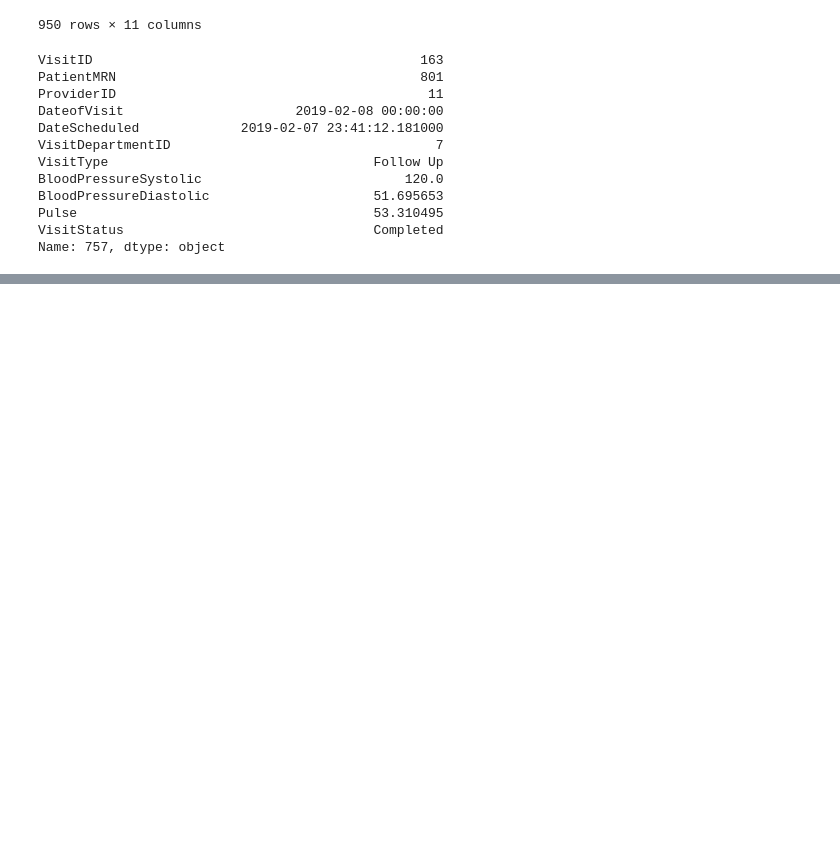
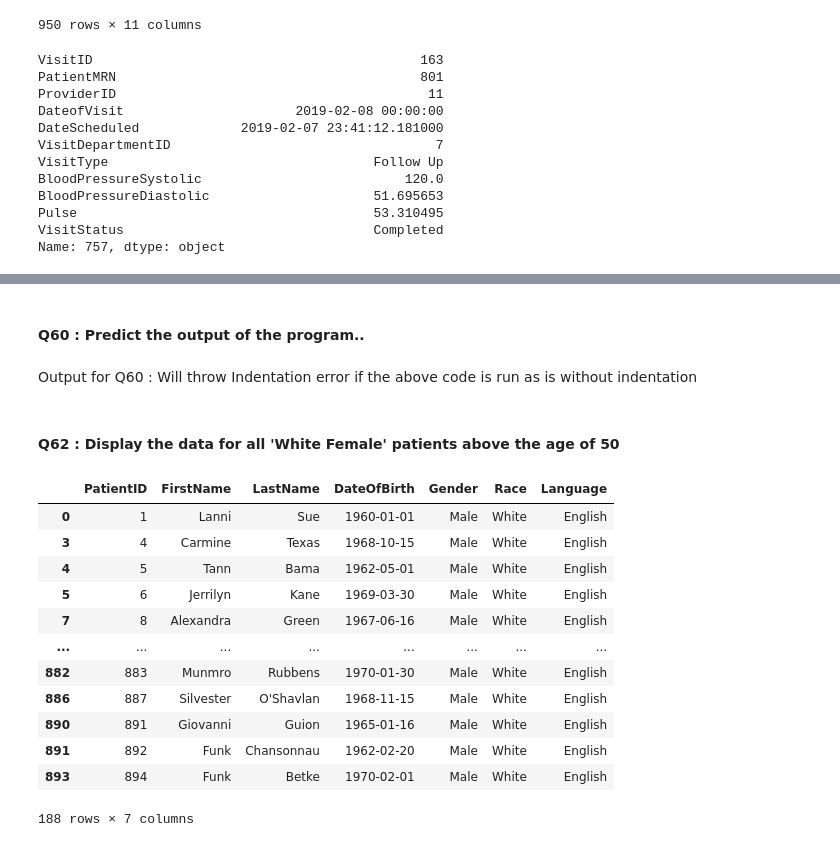
Before and after one commit to python-rangers/nnhackathon, a Jupyter notebook: Hackathon_solutions.ipynb, the cells around one changed output, grey strips where cells are left out. Saved outputs shown, nothing was run; the diff lists cells and outputs as text; code cells hidden in the pictures; blank space fills up the shorter version.

```diff
--- a/Hackathon_solutions.ipynb
+++ b/Hackathon_solutions.ipynb
@@ -569,0 +655,2 @@ Name: 757, dtype: object
+# %% [markdown]
+#### Q60 : Predict the output of the program..
@@ -569,0 +664,21 @@ Name: 757, dtype: object
+# %% [markdown]
+Output for Q60 :
+Will throw Indentation error if the above code is run as is without indentation
+# %% [markdown]
+#### Q62 : Display the data for all 'White Female' patients above the age of 50
+# %%
+patients_df.loc[(patients_df['Age'] > 50) & (patients_df['Race'] == 'White')].iloc[:,:-2]
+# %% [output]
+|  | PatientID | FirstName | LastName | DateOfBirth | Gender | Race | Language |
+| 0 | 1 | Lanni | Sue | 1960-01-01 | Male | White | English |
+| 3 | 4 | Carmine | Texas | 1968-10-15 | Male | White | English |
+| 4 | 5 | Tann | Bama | 1962-05-01 | Male | White | English |
+| 5 | 6 | Jerrilyn | Kane | 1969-03-30 | Male | White | English |
+| 7 | 8 | Alexandra | Green | 1967-06-16 | Male | White | English |
+| ... | ... | ... | ... | ... | ... | ... | ... |
+| 882 | 883 | Munmro | Rubbens | 1970-01-30 | Male | White | English |
+| 886 | 887 | Silvester | O'Shavlan | 1968-11-15 | Male | White | English |
+| 890 | 891 | Giovanni | Guion | 1965-01-16 | Male | White | English |
+| 891 | 892 | Funk | Chansonnau | 1962-02-20 | Male | White | English |
+| 893 | 894 | Funk | Betke | 1970-02-01 | Male | White | English |
+188 rows × 7 columns
```
Also changed, not shown: parts of 18 cells of this notebook.
